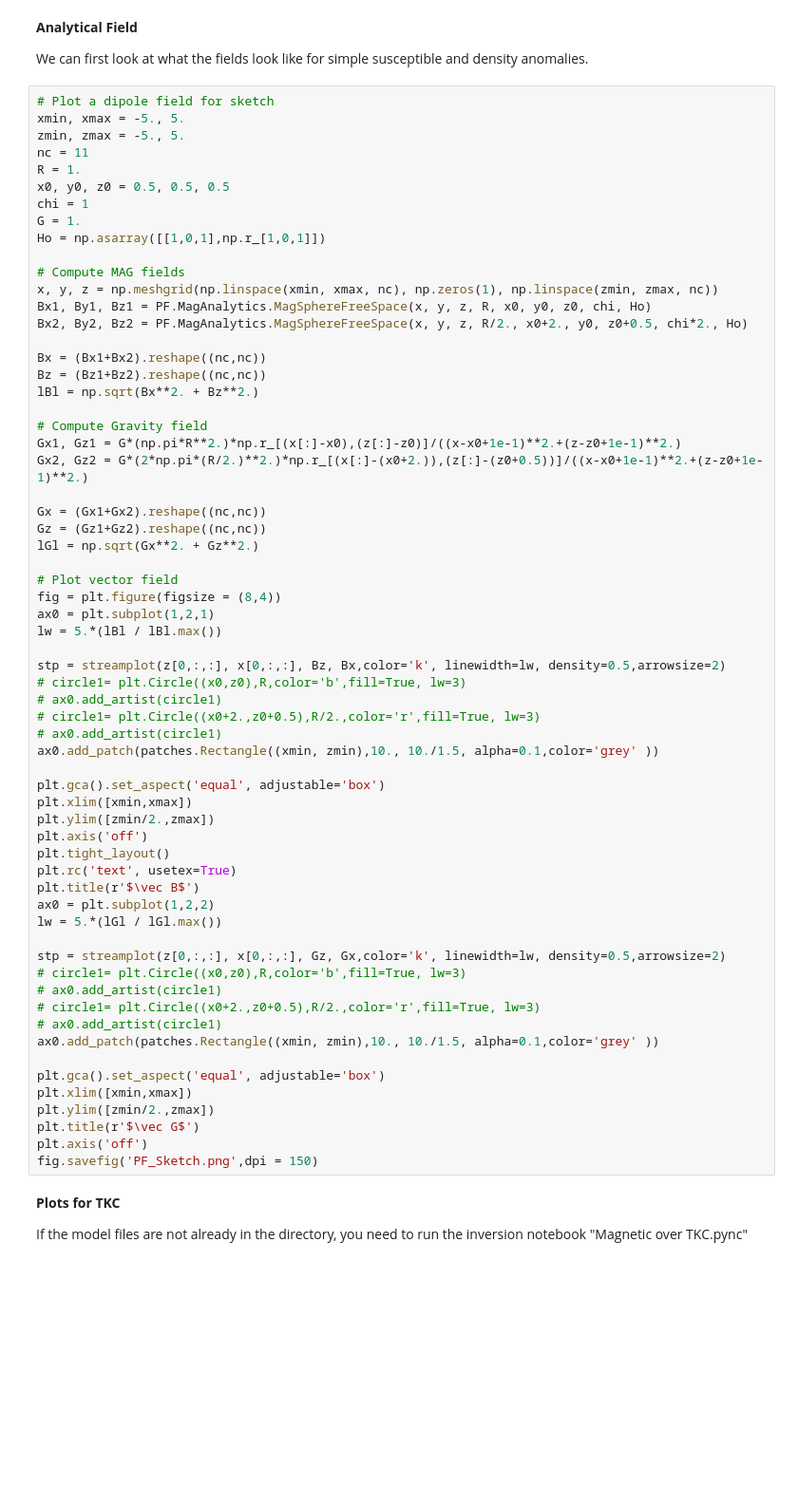
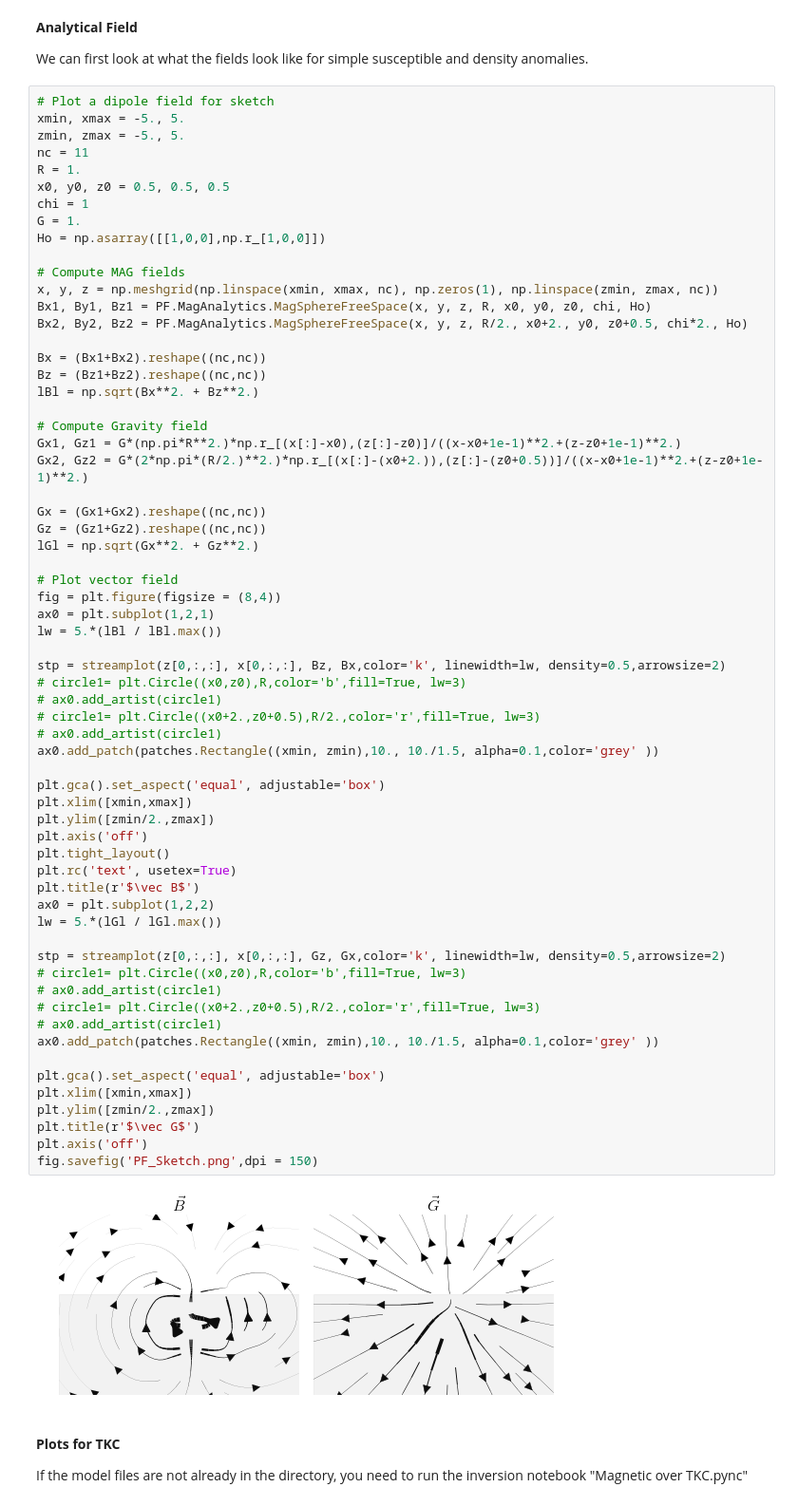
Before and after one commit to simpeg/presentations, a Jupyter notebook: SciPy2016/notebooks/PF/Magnetics_PosterFigures.ipynb, the cells around one changed output. Shown at 95% size. Cells and saved outputs as stored; diff of their text form; blank space fills up the shorter version.

```diff
--- a/SciPy2016/notebooks/PF/Magnetics_PosterFigures.ipynb
+++ b/SciPy2016/notebooks/PF/Magnetics_PosterFigures.ipynb
@@ -51,7 +51,7 @@ R = 1.
 x0, y0, z0 = 0.5, 0.5, 0.5
 chi = 1
 G = 1.
-Ho = np.asarray([[1,0,1],np.r_[1,0,1]])
+Ho = np.asarray([[1,0,0],np.r_[1,0,0]])
 
 # Compute MAG fields
 x, y, z = np.meshgrid(np.linspace(xmin, xmax, nc), np.zeros(1), np.linspace(zmin, zmax, nc))
@@ -78,33 +78,35 @@ lw = 5.*(lBl / lBl.max())
 stp = streamplot(z[0,:,:], x[0,:,:], Bz, Bx,color='k', linewidth=lw, density=0.5,arrowsize=2)
 # circle1= plt.Circle((x0,z0),R,color='b',fill=True, lw=3)
 # ax0.add_artist(circle1)
 # circle1= plt.Circle((x0+2.,z0+0.5),R/2.,color='r',fill=True, lw=3)
 # ax0.add_artist(circle1)
 ax0.add_patch(patches.Rectangle((xmin, zmin),10., 10./1.5, alpha=0.1,color='grey' ))
 
 plt.gca().set_aspect('equal', adjustable='box')
 plt.xlim([xmin,xmax])
 plt.ylim([zmin/2.,zmax])
 plt.axis('off')
 plt.tight_layout()
 plt.rc('text', usetex=True)
 plt.title(r'$\vec B$')
 ax0 = plt.subplot(1,2,2)
 lw = 5.*(lGl / lGl.max())
 
 stp = streamplot(z[0,:,:], x[0,:,:], Gz, Gx,color='k', linewidth=lw, density=0.5,arrowsize=2)
 # circle1= plt.Circle((x0,z0),R,color='b',fill=True, lw=3)
 # ax0.add_artist(circle1)
 # circle1= plt.Circle((x0+2.,z0+0.5),R/2.,color='r',fill=True, lw=3)
 # ax0.add_artist(circle1)
 ax0.add_patch(patches.Rectangle((xmin, zmin),10., 10./1.5, alpha=0.1,color='grey' ))
 
 plt.gca().set_aspect('equal', adjustable='box')
 plt.xlim([xmin,xmax])
 plt.ylim([zmin/2.,zmax])
 plt.title(r'$\vec G$')
 plt.axis('off')
 fig.savefig('PF_Sketch.png',dpi = 150)
+# %% [output]
+[figure, added]
 # %% [markdown]
 **Plots for TKC**
 
```
Also changed, not shown: parts of 7 cells of this notebook, 13 other files.
